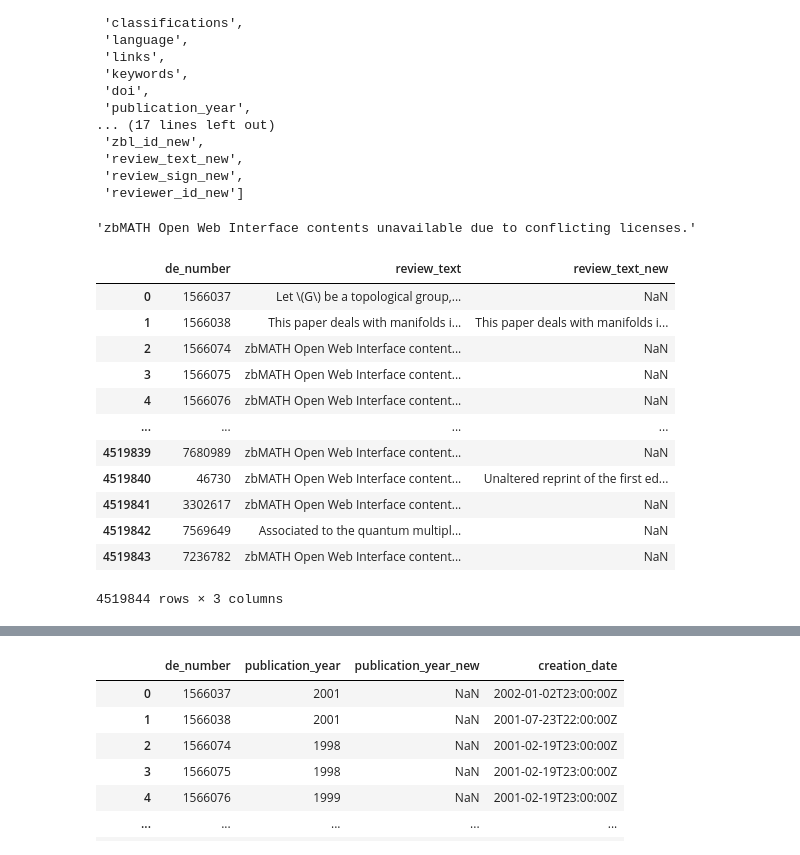
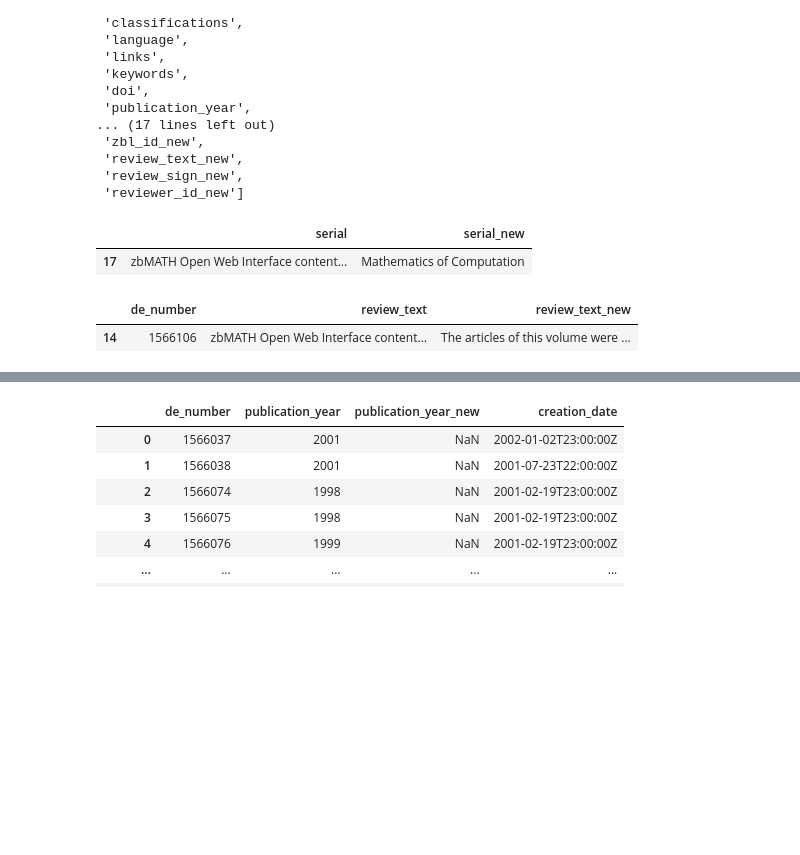
Before and after one commit to MaRDI4NFDI/docker-importer, a Jupyter notebook: mardi_importer/mardi_importer/zbmath/test.ipynb, the cells around one changed output, grey strips where cells are left out. Cells and saved outputs as stored; diff of their text form; code cells hidden in the pictures; blank space fills up the shorter version.

```diff
--- a/mardi_importer/mardi_importer/zbmath/test.ipynb
+++ b/mardi_importer/mardi_importer/zbmath/test.ipynb
@@ -33,24 +33,14 @@ list(df)
  'review_text_new',
  'review_sign_new',
  'reviewer_id_new']
-# %%
-df.iloc[2].author
-# %% [output]
-'zbMATH Open Web Interface contents unavailable due to conflicting licenses.'
+# %%
+df[(df.de_number == 1566113)][['serial','serial_new']]
+# %% [output]
+|  | serial | serial_new |
+| 17 | zbMATH Open Web Interface content... | Mathematics of Computation |
 # %%
-df[(df.review_text != df.review_text_new)][['de_number','review_text', 'review_text_new']]
+df[(df.de_number == 1566106) &(df.review_text != df.review_text_new)][['de_number','review_text', 'review_text_new']]
 # %% [output]
 |  | de_number | review_text | review_text_new |
-| 0 | 1566037 | Let \(G\) be a topological group,... | NaN |
-| 1 | 1566038 | This paper deals with manifolds i... | This paper deals with manifolds i... |
-| 2 | 1566074 | zbMATH Open Web Interface content... | NaN |
-| 3 | 1566075 | zbMATH Open Web Interface content... | NaN |
-| 4 | 1566076 | zbMATH Open Web Interface content... | NaN |
-| ... | ... | ... | ... |
-| 4519839 | 7680989 | zbMATH Open Web Interface content... | NaN |
-| 4519840 | 46730 | zbMATH Open Web Interface content... | Unaltered reprint of the first ed... |
-| 4519841 | 3302617 | zbMATH Open Web Interface content... | NaN |
-| 4519842 | 7569649 | Associated to the quantum multipl... | NaN |
-| 4519843 | 7236782 | zbMATH Open Web Interface content... | NaN |
+| 14 | 1566106 | zbMATH Open Web Interface content... | The articles of this volume were ... |
-4519844 rows × 3 columns
 # %%
```
Also changed, not shown: parts of 5 cells of this notebook.
